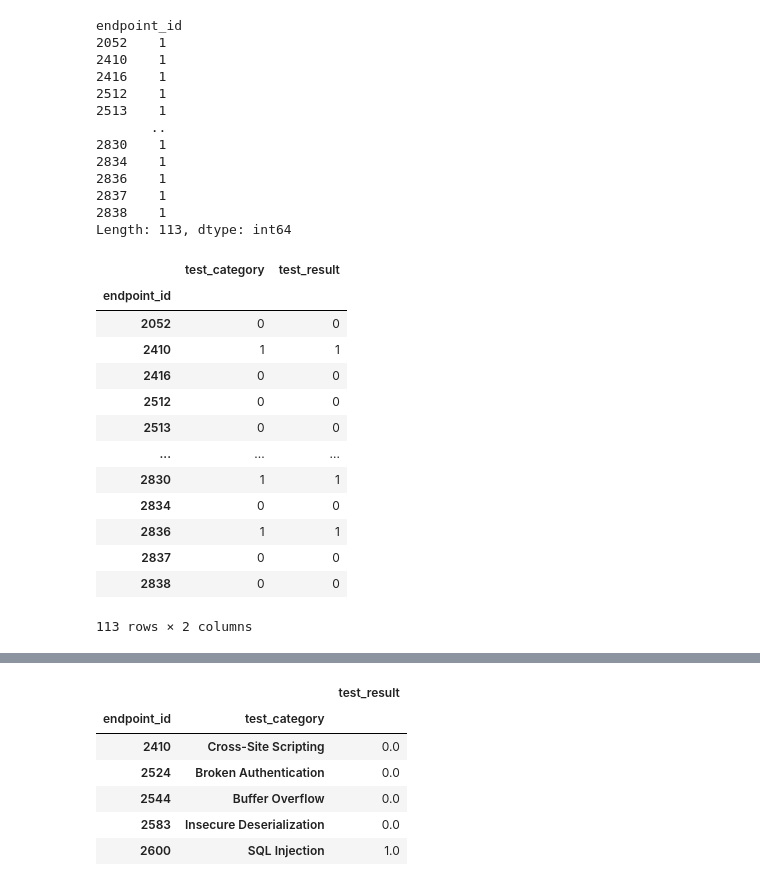
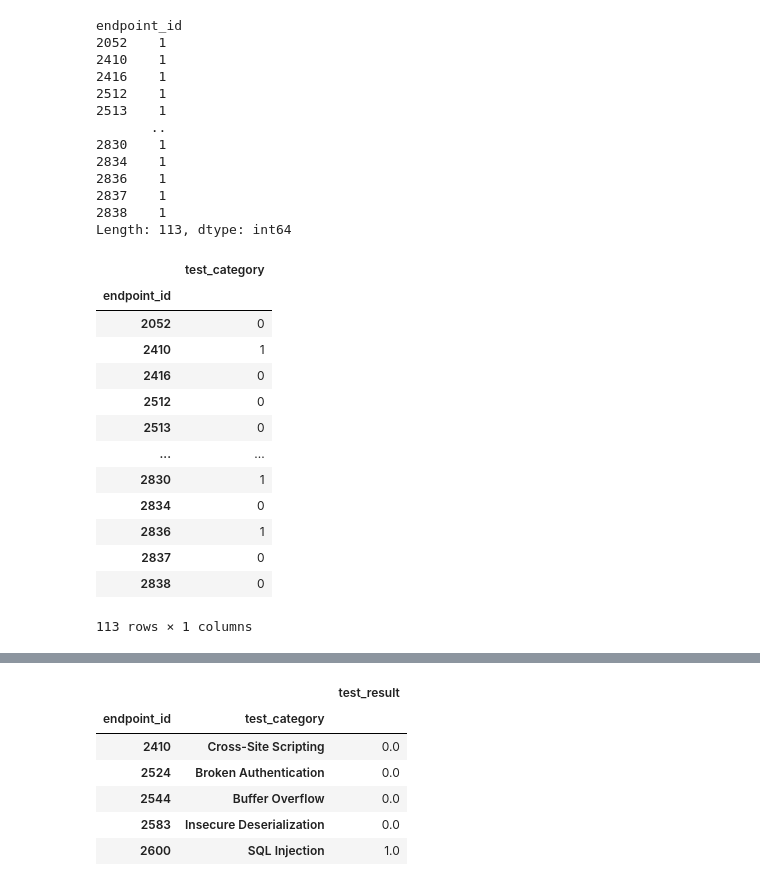
Before and after one commit to teejlab/API-Risk-Assessment-Framework, a Jupyter notebook: eda/eda_security_tests.ipynb, the cells around one changed output, grey strips where cells are left out. Saved outputs shown, nothing was run; the diff lists cells and outputs as text; code cells hidden in the pictures.

```diff
--- a/eda/eda_security_tests.ipynb
+++ b/eda/eda_security_tests.ipynb
@@ -102,24 +102,24 @@ endpoint_id
 2838    1
 Length: 113, dtype: int64
 # %%
-# Cound number of records for each endpoint, excluding NaN values
-feat_security_df = security_test_df.groupby('endpoint_id').count()
+# Count number of records for each endpoint, excluding NaN values
+feat_security_df = security_test_df[['endpoint_id', 'test_category']].groupby('endpoint_id').count()
 feat_security_df
 # %% [output]
-|  | test_category | test_result |
-| endpoint_id |  |  |
-| 2052 | 0 | 0 |
-| 2410 | 1 | 1 |
-| 2416 | 0 | 0 |
-| 2512 | 0 | 0 |
-| 2513 | 0 | 0 |
-| ... | ... | ... |
-| 2830 | 1 | 1 |
-| 2834 | 0 | 0 |
-| 2836 | 1 | 1 |
-| 2837 | 0 | 0 |
-| 2838 | 0 | 0 |
+|  | test_category |
+| endpoint_id |  |
+| 2052 | 0 |
+| 2410 | 1 |
+| 2416 | 0 |
+| 2512 | 0 |
+| 2513 | 0 |
+| ... | ... |
+| 2830 | 1 |
+| 2834 | 0 |
+| 2836 | 1 |
+| 2837 | 0 |
+| 2838 | 0 |
-113 rows × 2 columns
+113 rows × 1 columns
 # %%
 # Adding rows with no record of security tests
 #security_count_df["api_id"] = security_count_df.index
```
Also changed, not shown: parts of 6 cells of this notebook.
